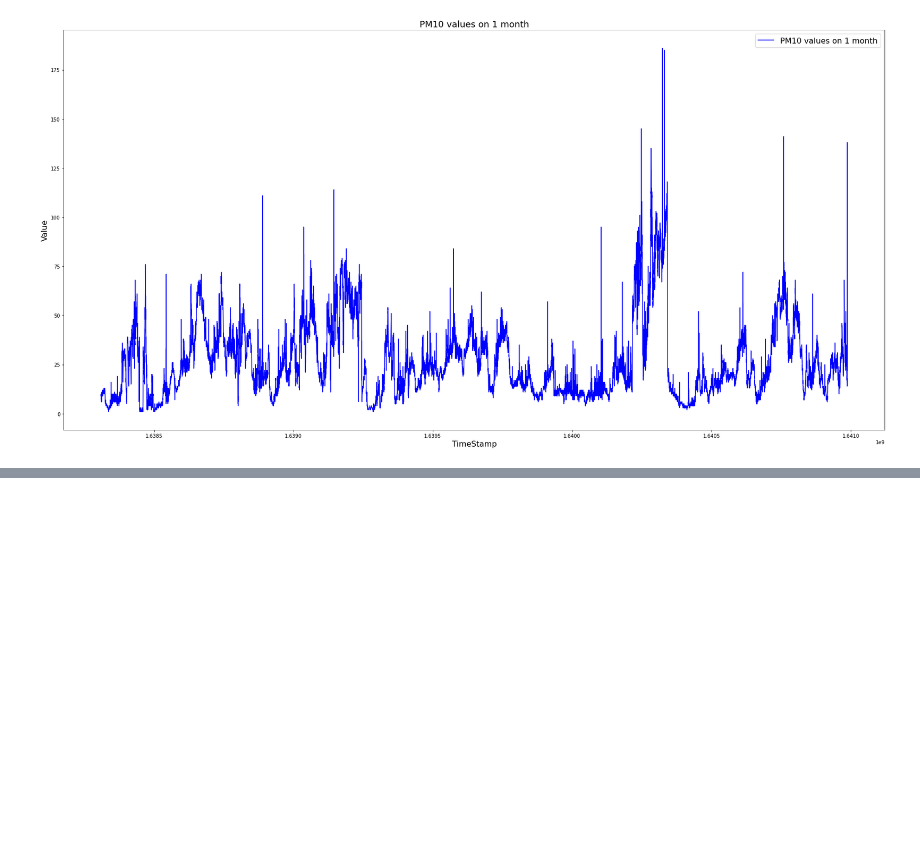
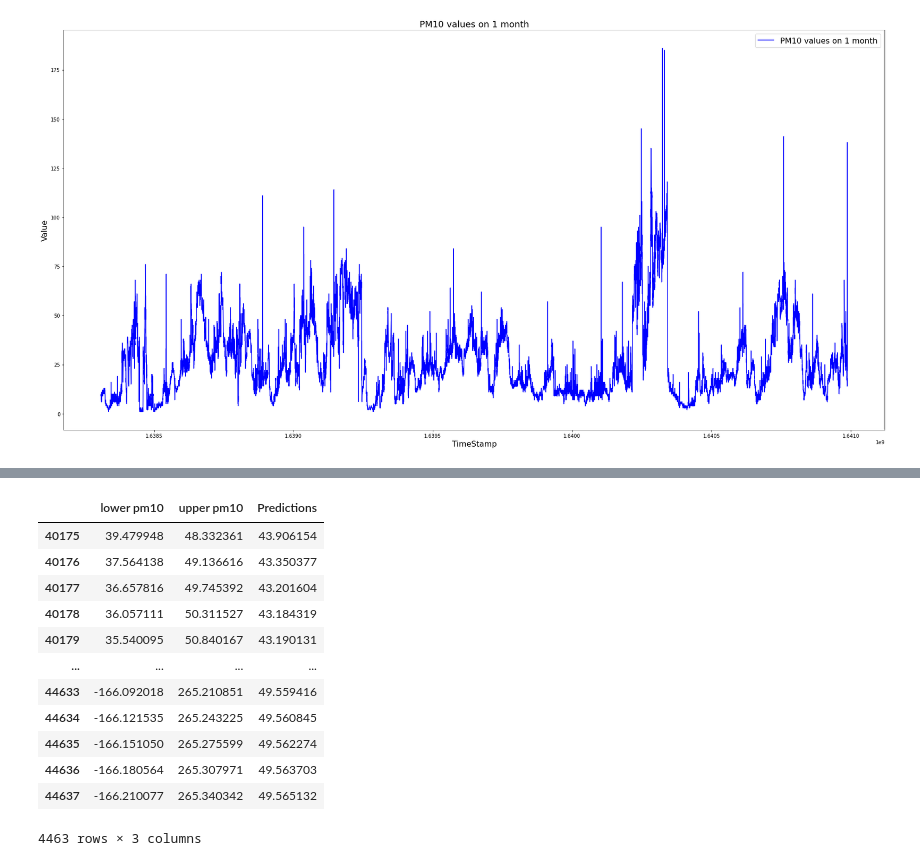
Before and after one commit to ValentinAdam/Licenta_Poluare, a Jupyter notebook: poluare_test17_csv_pm10_arima_1month.ipynb, the cells around one changed output, grey strips where cells are left out. Saved outputs shown, nothing was run; the diff lists cells and outputs as text; code cells hidden in the pictures; blank space fills up the shorter version.

```diff
--- a/poluare_test17_csv_pm10_arima_1month.ipynb
+++ b/poluare_test17_csv_pm10_arima_1month.ipynb
@@ -74,0 +90,16 @@ RMSE:  22.854195458867835
+# %%
+y_pred_df
+# %% [output]
+|  | lower pm10 | upper pm10 | Predictions |
+| 40175 | 39.479948 | 48.332361 | 43.906154 |
+| 40176 | 37.564138 | 49.136616 | 43.350377 |
+| 40177 | 36.657816 | 49.745392 | 43.201604 |
+| 40178 | 36.057111 | 50.311527 | 43.184319 |
+| 40179 | 35.540095 | 50.840167 | 43.190131 |
+| ... | ... | ... | ... |
+| 44633 | -166.092018 | 265.210851 | 49.559416 |
+| 44634 | -166.121535 | 265.243225 | 49.560845 |
+| 44635 | -166.151050 | 265.275599 | 49.562274 |
+| 44636 | -166.180564 | 265.307971 | 49.563703 |
+| 44637 | -166.210077 | 265.340342 | 49.565132 |
+4463 rows × 3 columns
```
Also changed, not shown: parts of 3 cells of this notebook, 28 other files.
